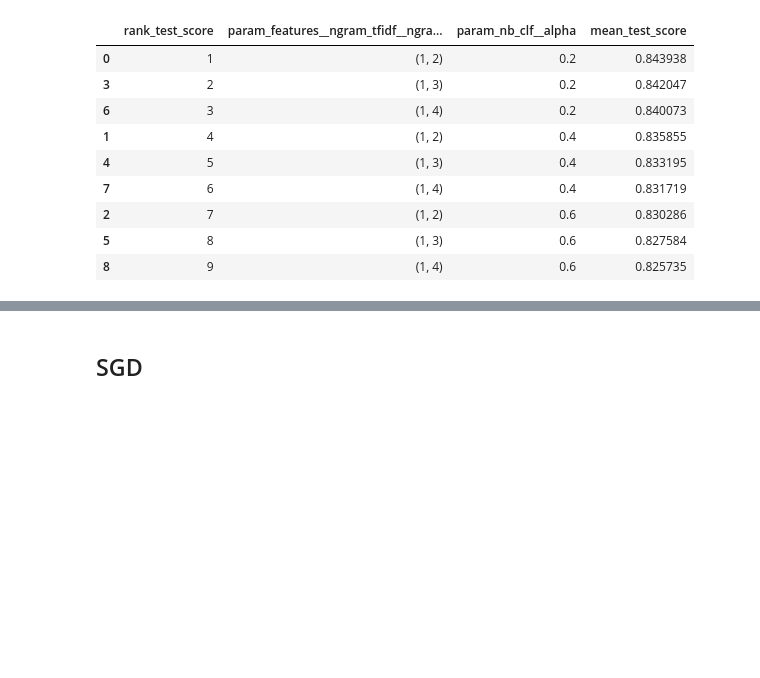
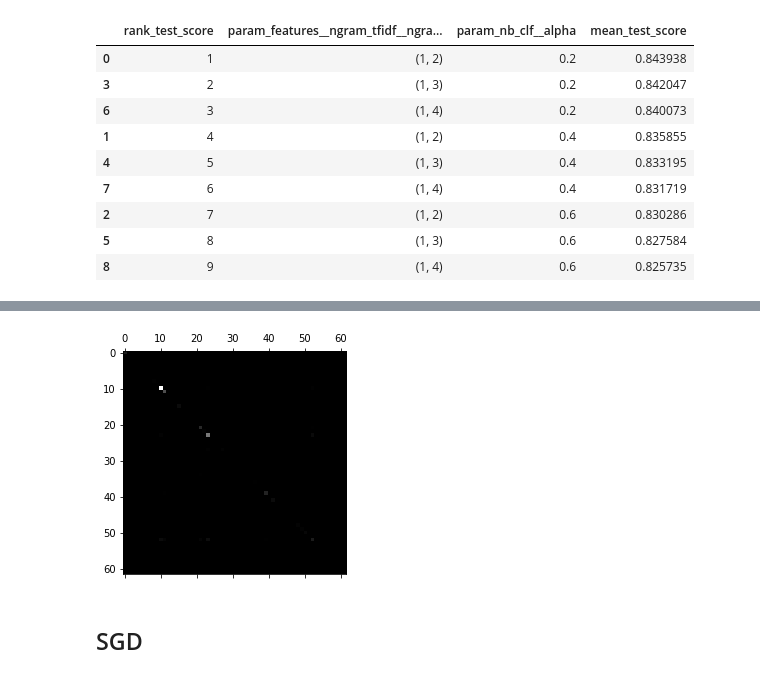
Before and after one commit to dvdblk/ml4nlp, a Jupyter notebook: ex01/ml4nlp01.ipynb, the cells around one changed output, grey strips where cells are left out. Drawn from its saved outputs; the diff is of its cells as text; code cells hidden in the pictures; blank space fills up the shorter version.

Commit message:
Update notebook with functions, add confusion matrix plot

```diff
--- a/ex01/ml4nlp01.ipynb
+++ b/ex01/ml4nlp01.ipynb
@@ -82,4 +131,6 @@ test = test_set.drop(COL_ID, axis=1)
 # %%
+train, dev, test = preprocess()
+
 X_train = train.Tweet
 y_train = train.Label
 X_dev = dev.Tweet
@@ -132,8 +183,8 @@ pipeline_NB = Pipeline([
 param_grid1 = {'nb_clf__alpha': [0.2, 0.4, 0.6],
                 'features__ngram_tfidf__ngram__ngram_range': [(1, 2), (1, 3), (1, 4)]}
 # %%
-gs_NB = GridSearchCV(pipeline_NB, param_grid1, cv=4, n_jobs=-1, verbose=10)
-gs_NB.fit(X_train, y_train)
+# gs_NB = GridSearchCV(pipeline_NB, param_grid1, cv=4, n_jobs=-1, verbose=10)
+# gs_NB.fit(X_train, y_train)
 # %% [output]
 Fitting 4 folds for each of 9 candidates, totalling 36 fits
 [Parallel(n_jobs=-1)]: Using backend LokyBackend with 4 concurrent workers.
@@ -327,0 +248,14 @@ accuracy_score(y_test, y_NB_test)
+# %%
+train_full, _, _ = preprocess() # no dev set split
+
+X_train_full = train_full.Tweet
+y_train_full = train_full.Label
+
+best_nb = train_and_predict_MNB(X_train_full, y_train_full)
+# %%
+best_nb_predicted = best_nb.predict(X_test)
+
+accuracy = accuracy_score(y_test, best_nb_predicted)
+print(accuracy)
+best_nb_conf_mx = confusion_matrix(y_test, best_nb_predicted)
+best_nb_conf_mx
@@ -328,3 +300,11 @@ accuracy_score(y_test, y_NB_test)
+# %%
+%matplotlib inline
+import matplotlib.pyplot as plt
+
+plt.matshow(best_nb_conf_mx, cmap=plt.cm.gray)
+plt.show()
+# %% [output]
+[figure, added]
 # %% [markdown]
 ## SGD
 # %%
```
Also changed, not shown: parts of 19 cells of this notebook.
